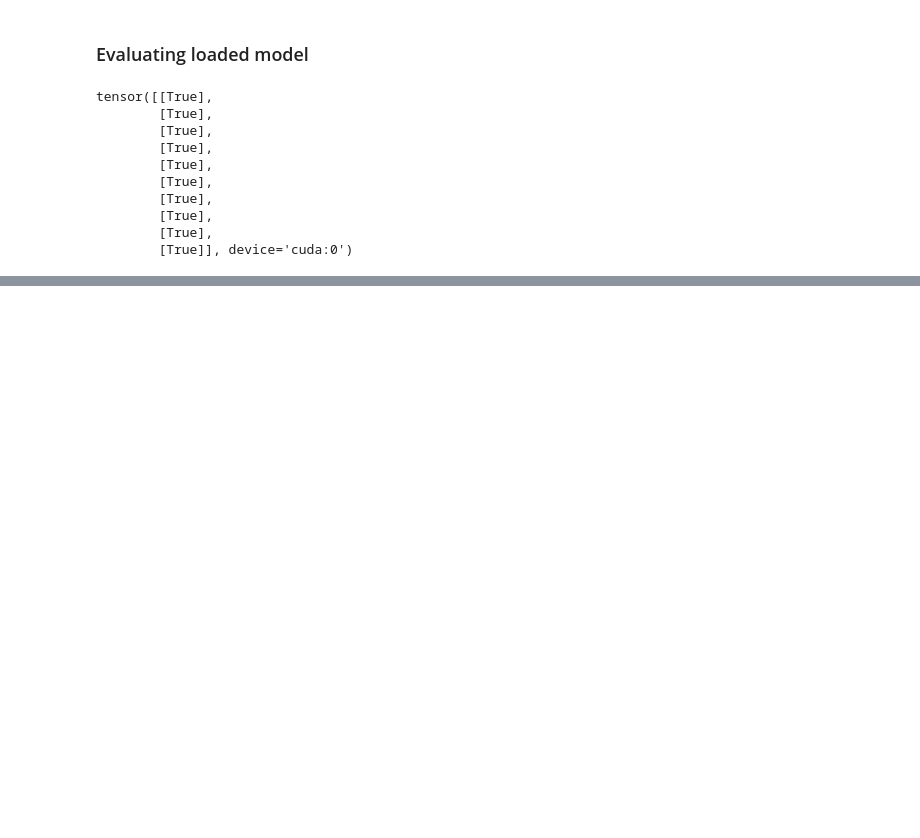
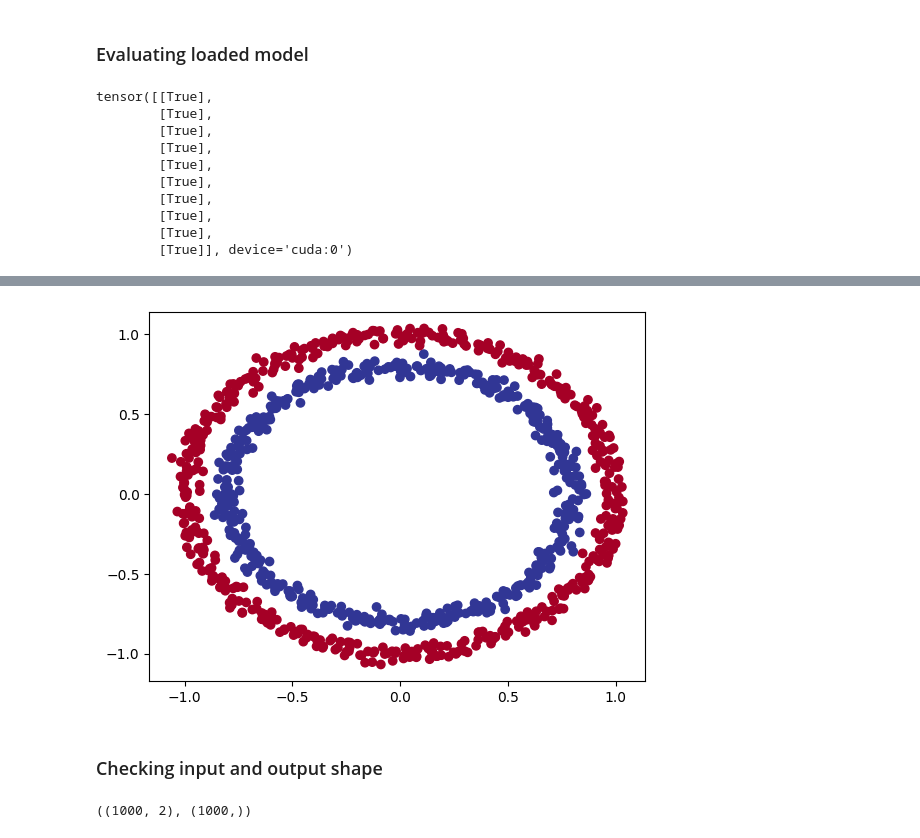
Before and after one commit to 94Akriti/DL-ML-USING-PYTORCH, a Jupyter notebook: PyTorch_Workflow.ipynb, the cells around one changed output, grey strips where cells are left out. Saved outputs shown, nothing was run; the diff lists cells and outputs as text; code cells hidden in the pictures; blank space fills up the shorter version.

```diff
--- a/PyTorch_Workflow.ipynb
+++ b/PyTorch_Workflow.ipynb
@@ -669,0 +676,9 @@ tensor([[True],
+# %%
+import sklearn
+from sklearn.datasets import make_circles
+
+# Make 100 samples
+n_samples = 1000
+
+# Create circles
+X,y = make_circles(n_samples,noise = 0.03,random_state = 42)
@@ -669,0 +708,15 @@ tensor([[True],
+# %%
+# plotting the data for visualization
+import matplotlib.pyplot as plt
+plt.scatter(x = X[:,0],
+            y = X[:,1],
+            c = y,
+            cmap = plt.cm.RdYlBu);
+# %% [output]
+[figure, added]
+# %% [markdown]
+### Checking input and output shape
+# %%
+X.shape,y.shape
+# %% [output]
+((1000, 2), (1000,))
```
Also changed, not shown: parts of 45 cells of this notebook.
